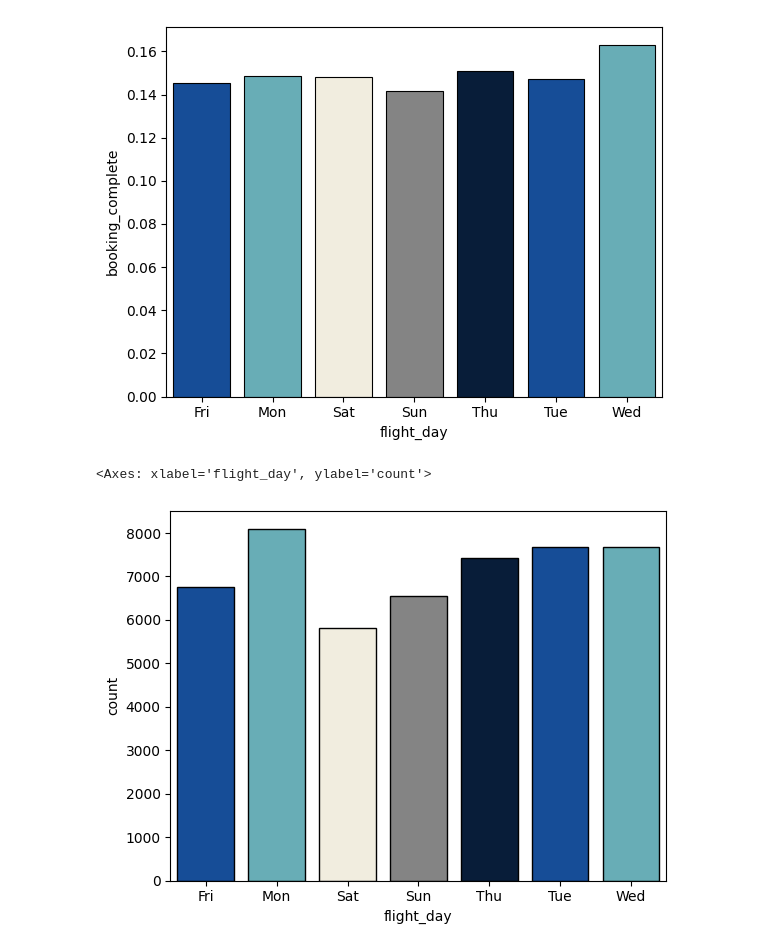
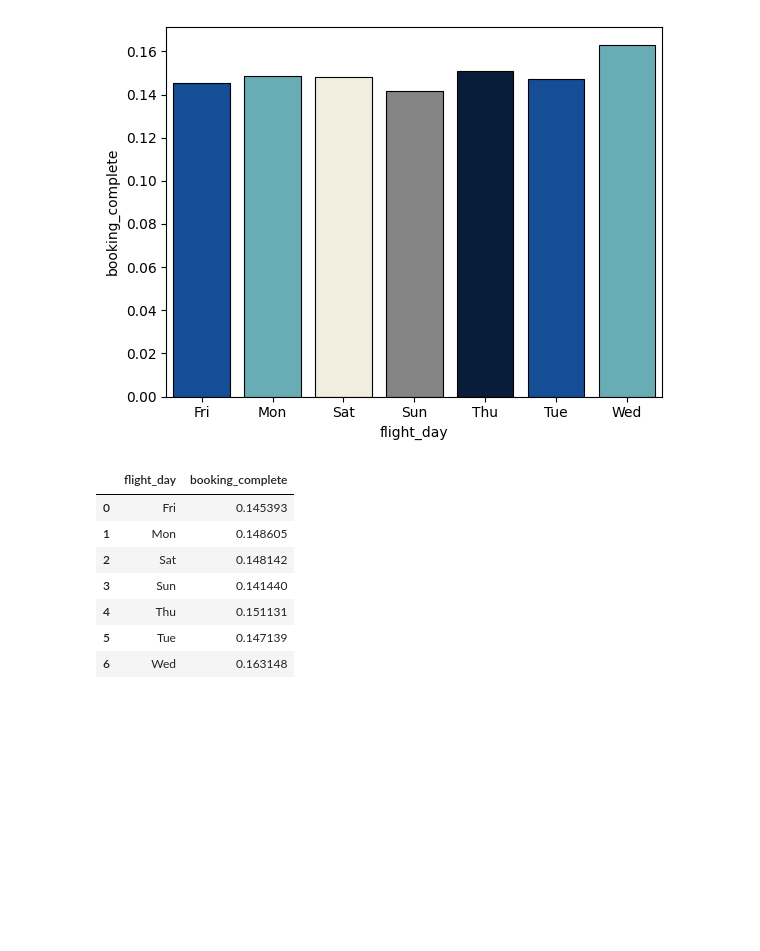
Before and after one commit to MiguelAMeloM/Miguel_DataAnalytics, a Jupyter notebook: flight_booking/customer_booking.ipynb, the cells around one changed output. Cells and saved outputs as stored; diff of their text form; code cells hidden in the pictures; blank space fills up the shorter version.

Commit message:
flight_booking

```diff
--- a/flight_booking/customer_booking.ipynb
+++ b/flight_booking/customer_booking.ipynb
@@ -101,13 +124,19 @@ sns.barplot(
 # %% [output]
 <Axes: xlabel='flight_day', ylabel='booking_complete'>
 [figure]
-# %%
-sns.countplot(
-    data = df,
-    x = 'flight_day',
-    **kwargs
-
-)
-# %% [output]
-<Axes: xlabel='flight_day', ylabel='count'>
-[figure, removed]
+# %%
+(
+    df
+    .groupby('flight_day',as_index=False)
+    ['booking_complete']
+    .mean()
+)
+# %% [output]
+|  | flight_day | booking_complete |
+| 0 | Fri | 0.145393 |
+| 1 | Mon | 0.148605 |
+| 2 | Sat | 0.148142 |
+| 3 | Sun | 0.141440 |
+| 4 | Thu | 0.151131 |
+| 5 | Tue | 0.147139 |
+| 6 | Wed | 0.163148 |
```
Also changed, not shown: parts of 2 cells of this notebook, 1 other file.
